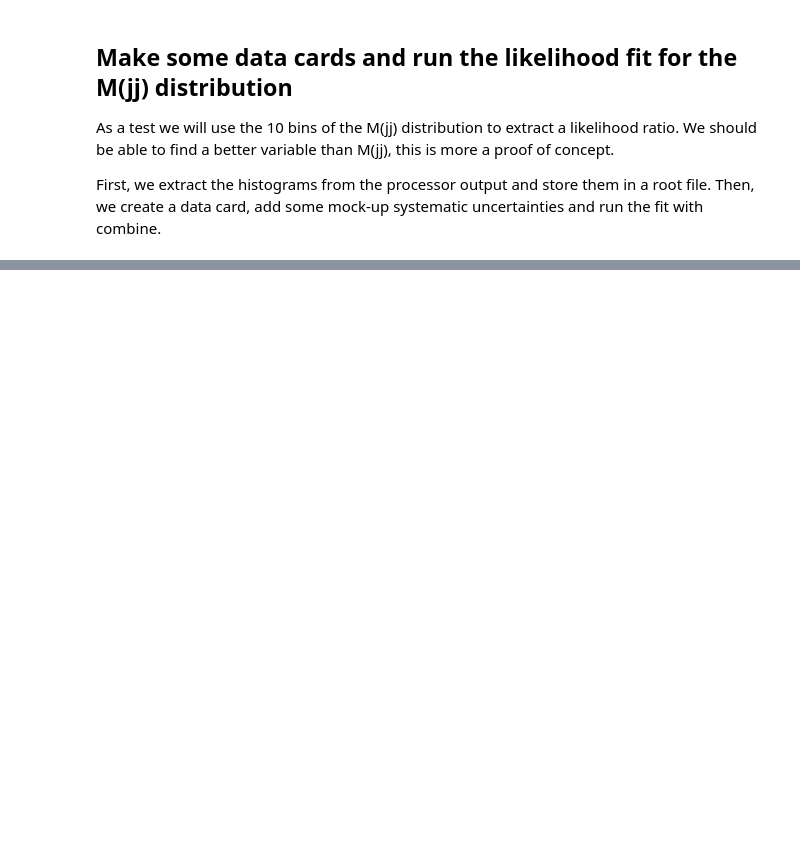
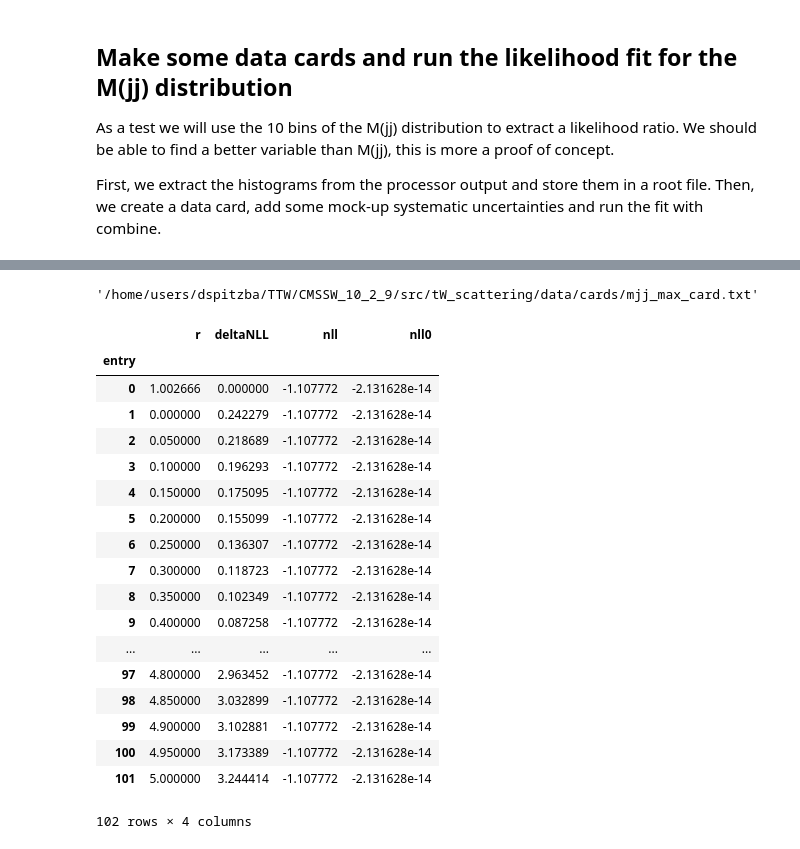
Before and after one commit to mirandabryson/tW_scattering, a Jupyter notebook: processor/strong_tW.ipynb, the cells around one changed output, grey strips where cells are left out. Saved outputs shown, nothing was run; the diff lists cells and outputs as text; code cells hidden in the pictures; blank space fills up the shorter version.

```diff
--- a/processor/strong_tW.ipynb
+++ b/processor/strong_tW.ipynb
@@ -605,14 +631,14 @@ from Tools.dataCard import *
 
 from Tools.helpers import export1d
 
-def makeCardFromHist(hist_name, nonprompt_scale=1, signal_scale=1, bkg_scale=1, overflow='all'):
+def makeCardFromHist(hist_name, nonprompt_scale=1, signal_scale=1, bkg_scale=1, overflow='all', ext=''):
     print ("Writing cards using histogram:", hist_name)
     card_dir = os.path.expandvars('$TWHOME/data/cards/')
     if not os.path.isdir(card_dir):
         os.makedirs(card_dir)
 
-    data_card = card_dir+hist_name+'_card.txt'
-    shape_file = card_dir+hist_name+'_shapes.root'
+    data_card = card_dir+hist_name+ext+'_card.txt'
+    shape_file = card_dir+hist_name+ext+'_shapes.root'
 
     histogram = output[hist_name]
     histogram = histogram.rebin('mass', bins[hist_name]['bins'])
@@ -684,6 +710,6 @@ def makeCardFromHist(hist_name, nonprompt_scale=1, signal_scale=1, bkg_scale=1,
 
     return card.writeToFile(data_card, shapeFile=shape_file)
 # %%
-card_SR = makeCardFromHist('mjj_max', overflow='all')
+#card_SR = makeCardFromHist('mjj_max', overflow='all')
 card_SR = makeCardFromHist('mjj_max', nonprompt_scale=0.5, signal_scale=0.12*0.61/0.0478, bkg_scale=1, overflow='all')
-card_baseline = makeCardFromHist('mjj_max_baseline', overflow='all')
+card_baseline = makeCardFromHist('mjj_max', overflow='all', ext='_baseline')
@@ -714,3 +764,29 @@ plt.show()
 # %%
 # clean up in case some combine jobs crashed.
 card.cleanUp()
+# %%
+card_baseline
+# %% [output]
+'/home/users/dspitzba/TTW/CMSSW_10_2_9/src/tW_scattering/data/cards/mjj_max_card.txt'
+# %%
+results_baseline
+# %% [output]
+|  | r | deltaNLL | nll | nll0 |
+| entry |  |  |  |  |
+| 0 | 1.002666 | 0.000000 | -1.107772 | -2.131628e-14 |
+| 1 | 0.000000 | 0.242279 | -1.107772 | -2.131628e-14 |
+| 2 | 0.050000 | 0.218689 | -1.107772 | -2.131628e-14 |
+| 3 | 0.100000 | 0.196293 | -1.107772 | -2.131628e-14 |
+| 4 | 0.150000 | 0.175095 | -1.107772 | -2.131628e-14 |
+| 5 | 0.200000 | 0.155099 | -1.107772 | -2.131628e-14 |
+| 6 | 0.250000 | 0.136307 | -1.107772 | -2.131628e-14 |
+| 7 | 0.300000 | 0.118723 | -1.107772 | -2.131628e-14 |
+| 8 | 0.350000 | 0.102349 | -1.107772 | -2.131628e-14 |
+| 9 | 0.400000 | 0.087258 | -1.107772 | -2.131628e-14 |
+| ... | ... | ... | ... | ... |
+| 97 | 4.800000 | 2.963452 | -1.107772 | -2.131628e-14 |
+| 98 | 4.850000 | 3.032899 | -1.107772 | -2.131628e-14 |
+| 99 | 4.900000 | 3.102881 | -1.107772 | -2.131628e-14 |
+| 100 | 4.950000 | 3.173389 | -1.107772 | -2.131628e-14 |
+| 101 | 5.000000 | 3.244414 | -1.107772 | -2.131628e-14 |
+102 rows × 4 columns
```
Also changed, not shown: parts of 9 cells of this notebook, 6 other files.
